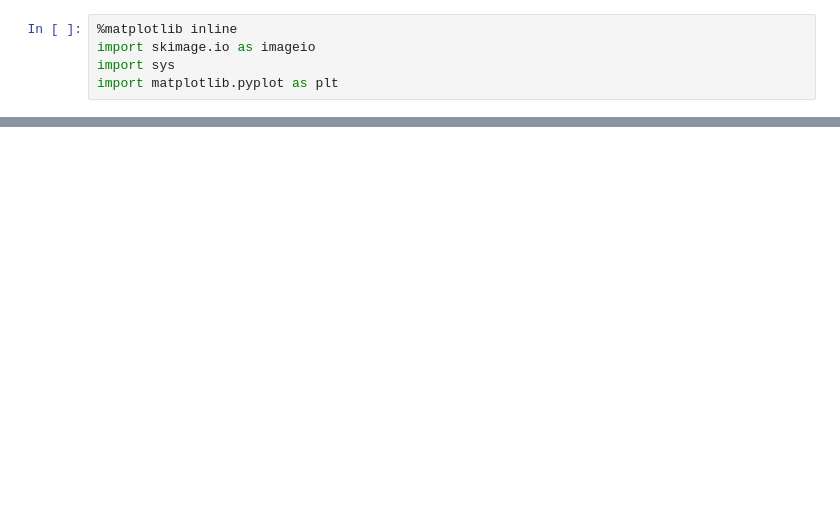
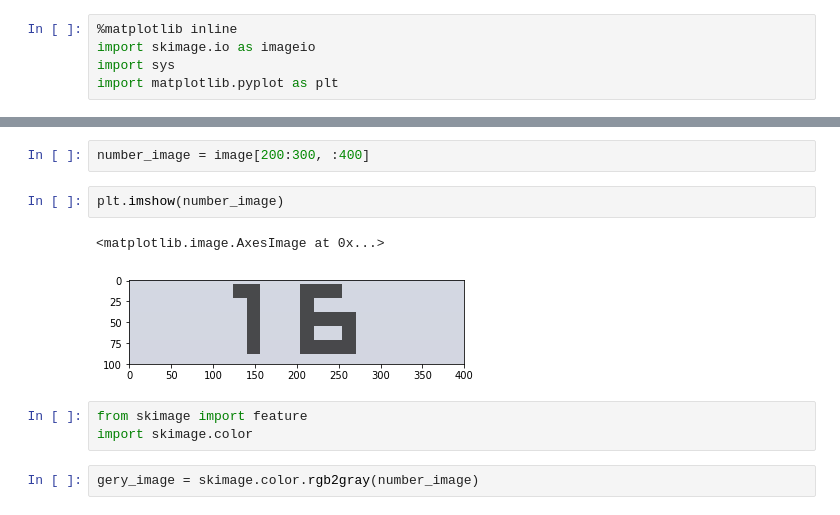
Before and after one commit to KIDJourney/deepjump, a Jupyter notebook: playground.ipynb, the cells around one changed output, grey strips where cells are left out. Drawn from its saved outputs; the diff is of its cells as text; blank space fills up the shorter version.

```diff
--- a/playground.ipynb
+++ b/playground.ipynb
@@ -14,0 +15,12 @@ plt.imshow(image)
+# %%
+number_image = image[200:300, :400]
+# %%
+plt.imshow(number_image)
+# %% [output]
+<matplotlib.image.AxesImage at 0x...>
+[figure, added]
+# %%
+from skimage import feature
+import skimage.color
+# %%
+gery_image = skimage.color.rgb2gray(number_image)
```
Also changed, not shown: parts of 20 cells of this notebook, 6 other files.
